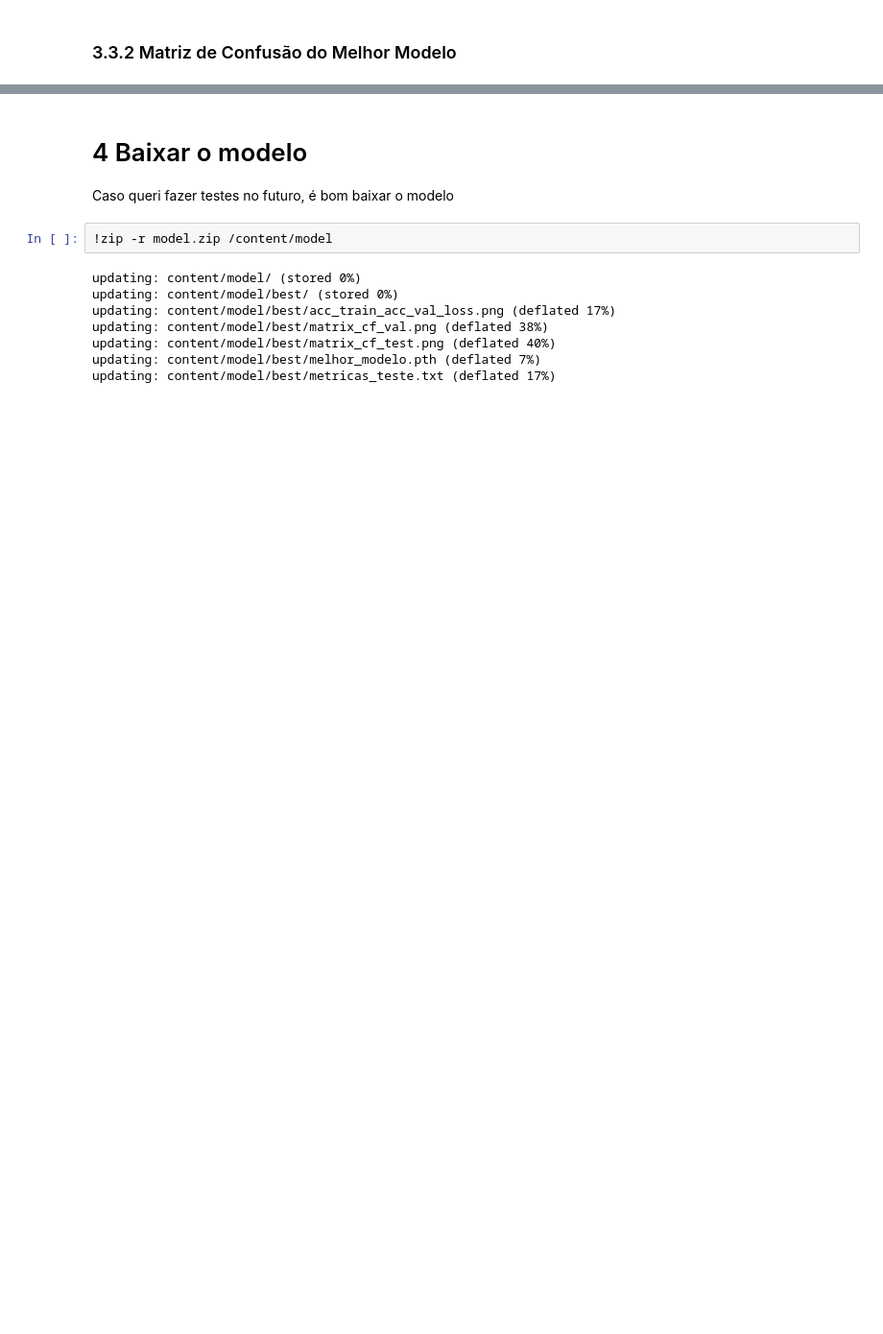
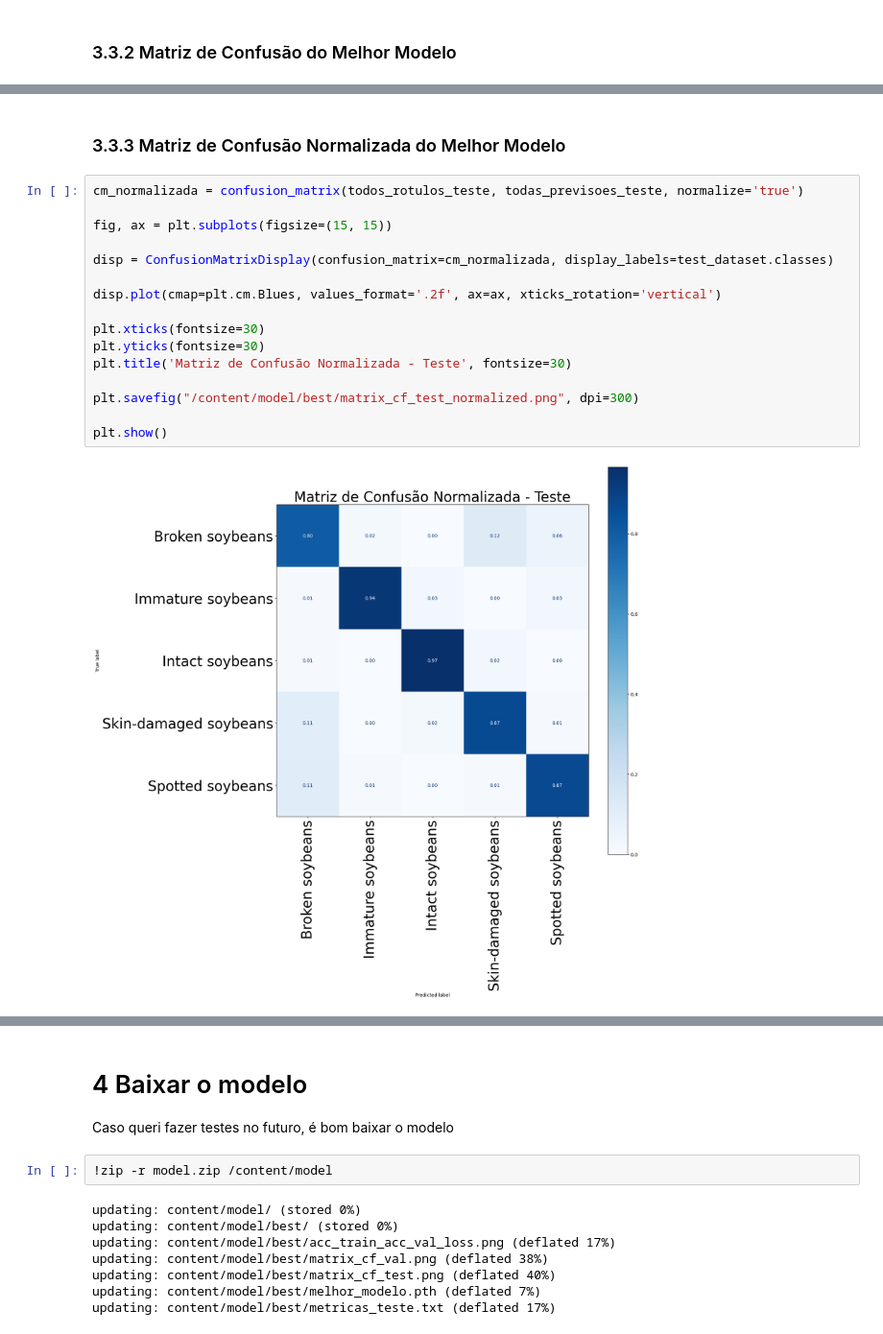
Before and after one commit to AntWills/Classificar-de-Soja, a Jupyter notebook: N3_CNN_Soja.ipynb, the cells around one changed output, grey strips where cells are left out. Shown at 96% size. Cells and saved outputs as stored; diff of their text form; blank space fills up the shorter version.

```diff
--- a/N3_CNN_Soja.ipynb
+++ b/N3_CNN_Soja.ipynb
@@ -544,0 +544,20 @@ plt.show()
+# %% [markdown]
+### 3.3.3 Matriz de Confusão Normalizada do Melhor Modelo
+# %%
+cm_normalizada = confusion_matrix(todos_rotulos_teste, todas_previsoes_teste, normalize='true')
+
+fig, ax = plt.subplots(figsize=(15, 15))
+
+disp = ConfusionMatrixDisplay(confusion_matrix=cm_normalizada, display_labels=test_dataset.classes)
+
+disp.plot(cmap=plt.cm.Blues, values_format='.2f', ax=ax, xticks_rotation='vertical')
+
+plt.xticks(fontsize=30)
+plt.yticks(fontsize=30)
+plt.title('Matriz de Confusão Normalizada - Teste', fontsize=30)
+
+plt.savefig("/content/model/best/matrix_cf_test_normalized.png", dpi=300)
+
+plt.show()
+# %% [output]
+[figure, added]
```
Also changed, not shown: parts of 9 cells of this notebook.
